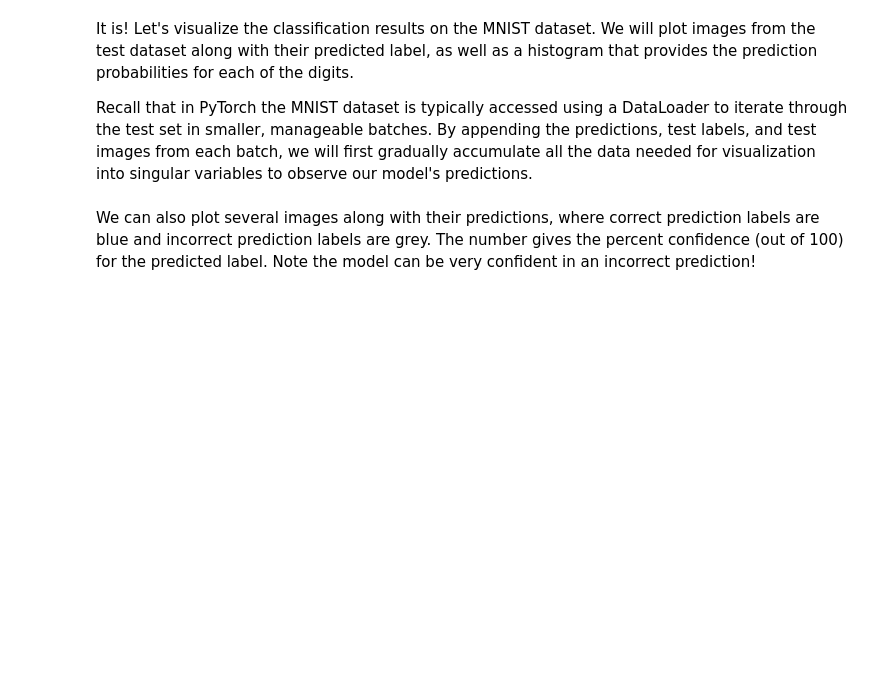
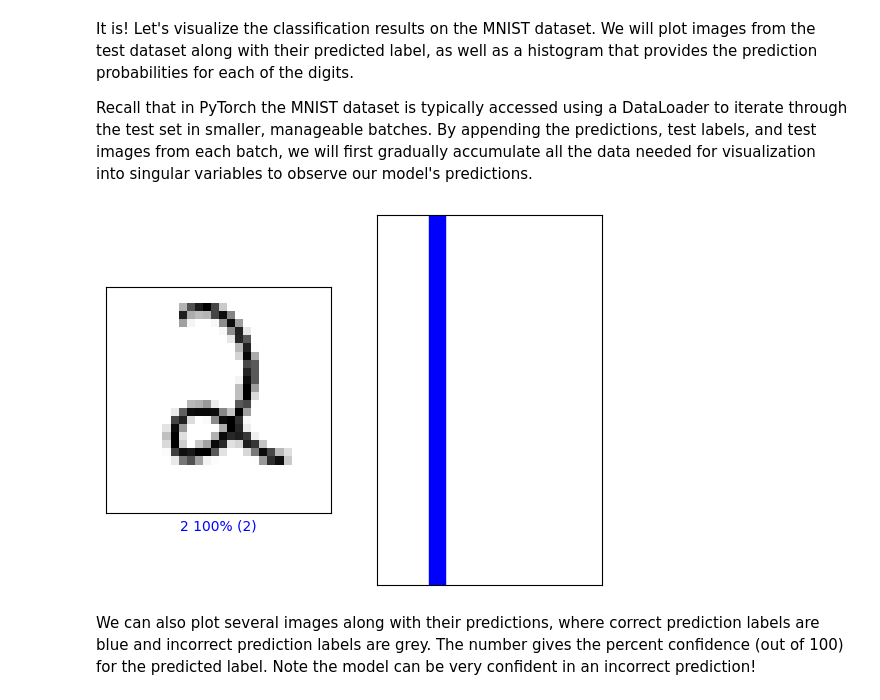
Before and after one commit to hashim54/introtodeeplearning, a Jupyter notebook: lab2/PT_Part1_MNIST.ipynb, the cells around one changed output. Cells and saved outputs as stored; diff of their text form; code cells hidden in the pictures; blank space fills up the shorter version.

```diff
--- a/lab2/PT_Part1_MNIST.ipynb
+++ b/lab2/PT_Part1_MNIST.ipynb
@@ -490,6 +554,9 @@ all_images = []
 # Process test set in batches
 with torch.no_grad():
     for images, labels in testset_loader:
+        # Move images and labels to the GPU
+        images, labels = images.to(device), labels.to(device)
+
         outputs = cnn_model(images)
 
         # Apply softmax to get probabilities from the predicted logits
@@ -513,12 +580,14 @@ test_images = all_images.cpu().numpy()       # Shape: (total_samples, 1, 28, 28)
 # %%
 #@title Change the slider to look at the model's predictions! { run: "auto" }
 
-image_index = 79 #@param {type:"slider", min:0, max:100, step:1}
+image_index = 47 #@param {type:"slider", min:0, max:100, step:1}
 plt.subplot(1,2,1)
 mdl.lab2.plot_image_prediction(image_index, predictions, test_labels, test_images)
 plt.subplot(1,2,2)
 mdl.lab2.plot_value_prediction(image_index, predictions, test_labels)
-comet_model_2.log_figure(figure=plt)
+#comet_model_2.log_figure(figure=plt)
+# %% [output]
+[figure, added]
 # %% [markdown]
 We can also plot several images along with their predictions, where correct prediction labels are blue and incorrect prediction labels are grey. The number gives the percent confidence (out of 100) for the predicted label. Note the model can be very confident in an incorrect prediction!
 # %%
```
Also changed, not shown: parts of 15 cells of this notebook.
